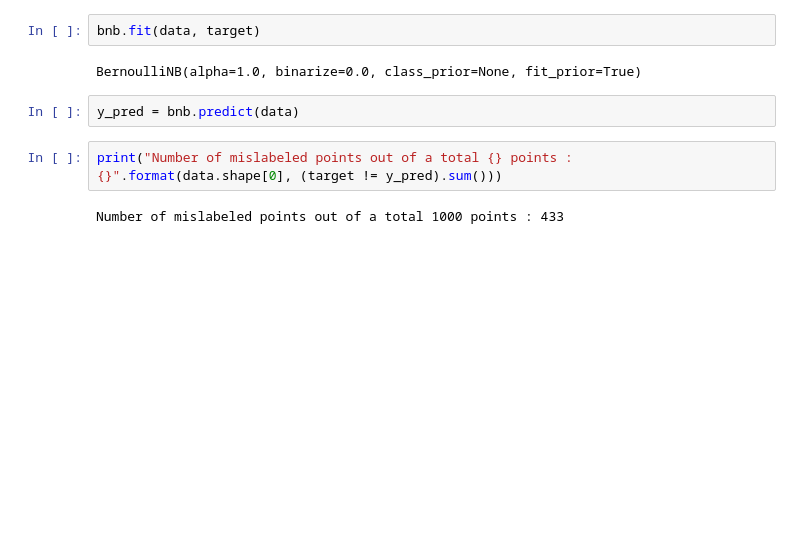
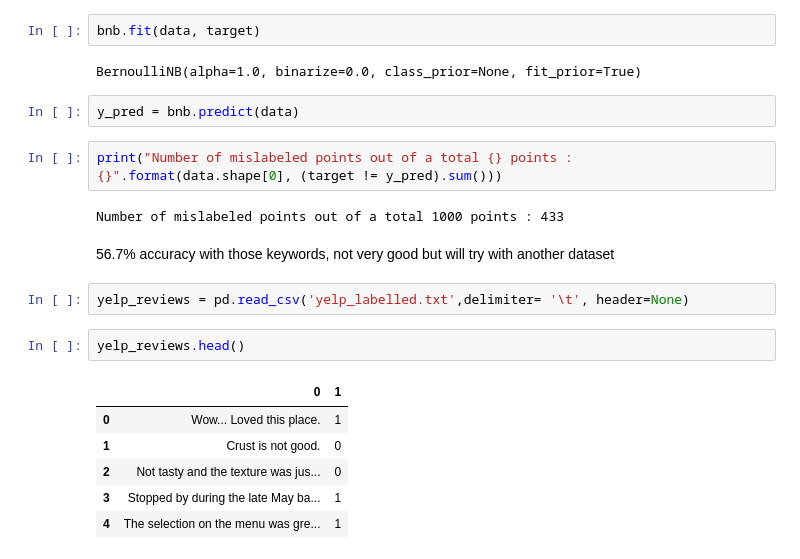
Before and after one commit to legomydiego/Thinkful-Unit-2, a Jupyter notebook: Naive Bayes Feedback Analysis.ipynb, the cells around one changed output. Drawn from its saved outputs; the diff is of its cells as text; blank space fills up the shorter version.

```diff
--- a/Naive Bayes Feedback Analysis.ipynb
+++ b/Naive Bayes Feedback Analysis.ipynb
@@ -62,3 +62,16 @@ y_pred = bnb.predict(data)
 print("Number of mislabeled points out of a total {} points : {}".format(data.shape[0], (target != y_pred).sum()))
 # %% [output]
 Number of mislabeled points out of a total 1000 points : 433
+# %% [markdown]
+56.7% accuracy with those keywords, not very good but will try with another dataset
+# %%
+yelp_reviews = pd.read_csv('yelp_labelled.txt',delimiter= '\t', header=None)
+# %%
+yelp_reviews.head()
+# %% [output]
+|  | 0 | 1 |
+| 0 | Wow... Loved this place. | 1 |
+| 1 | Crust is not good. | 0 |
+| 2 | Not tasty and the texture was jus... | 0 |
+| 3 | Stopped by during the late May ba... | 1 |
+| 4 | The selection on the menu was gre... | 1 |
```
Also changed, not shown: parts of 12 cells of this notebook.
